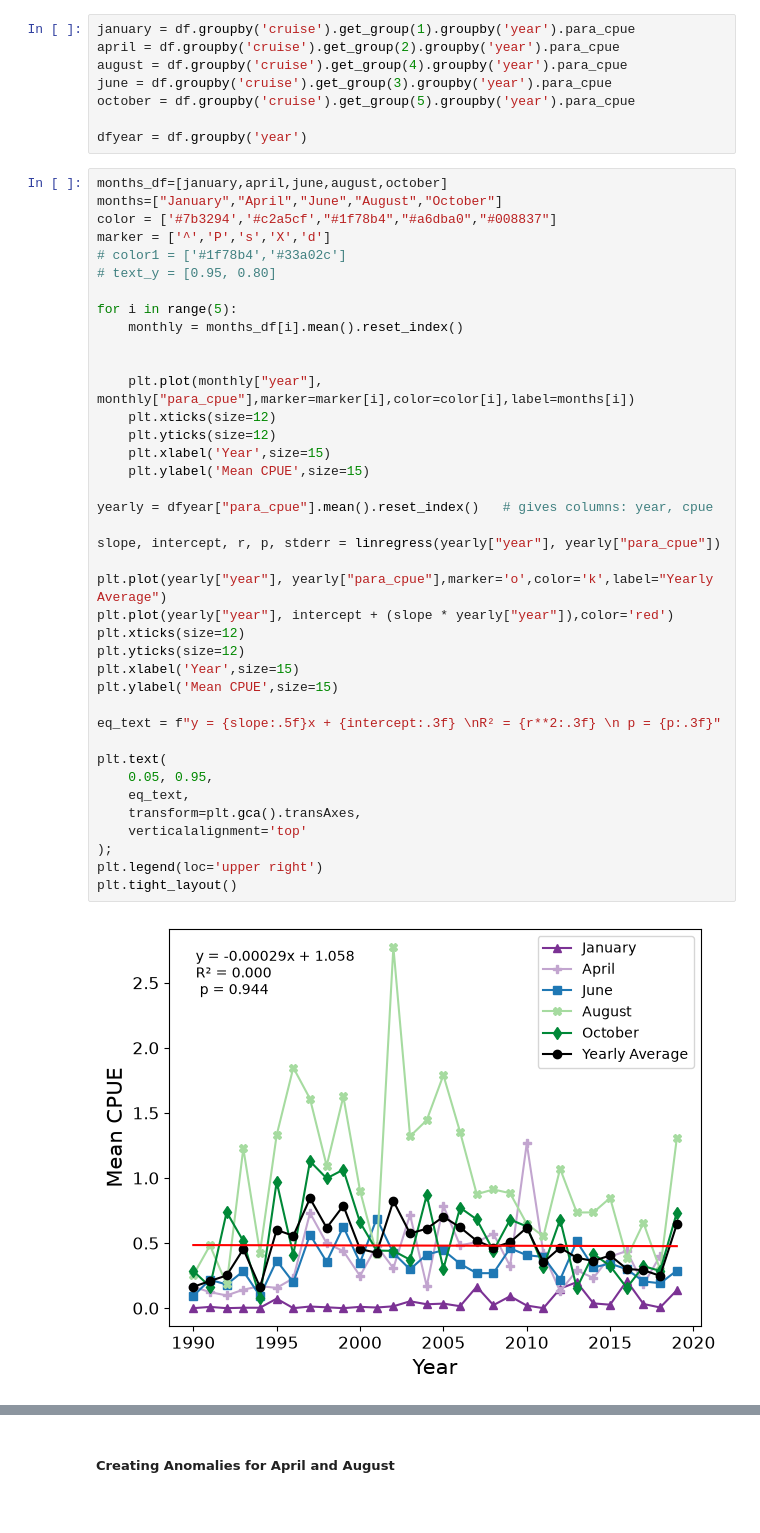
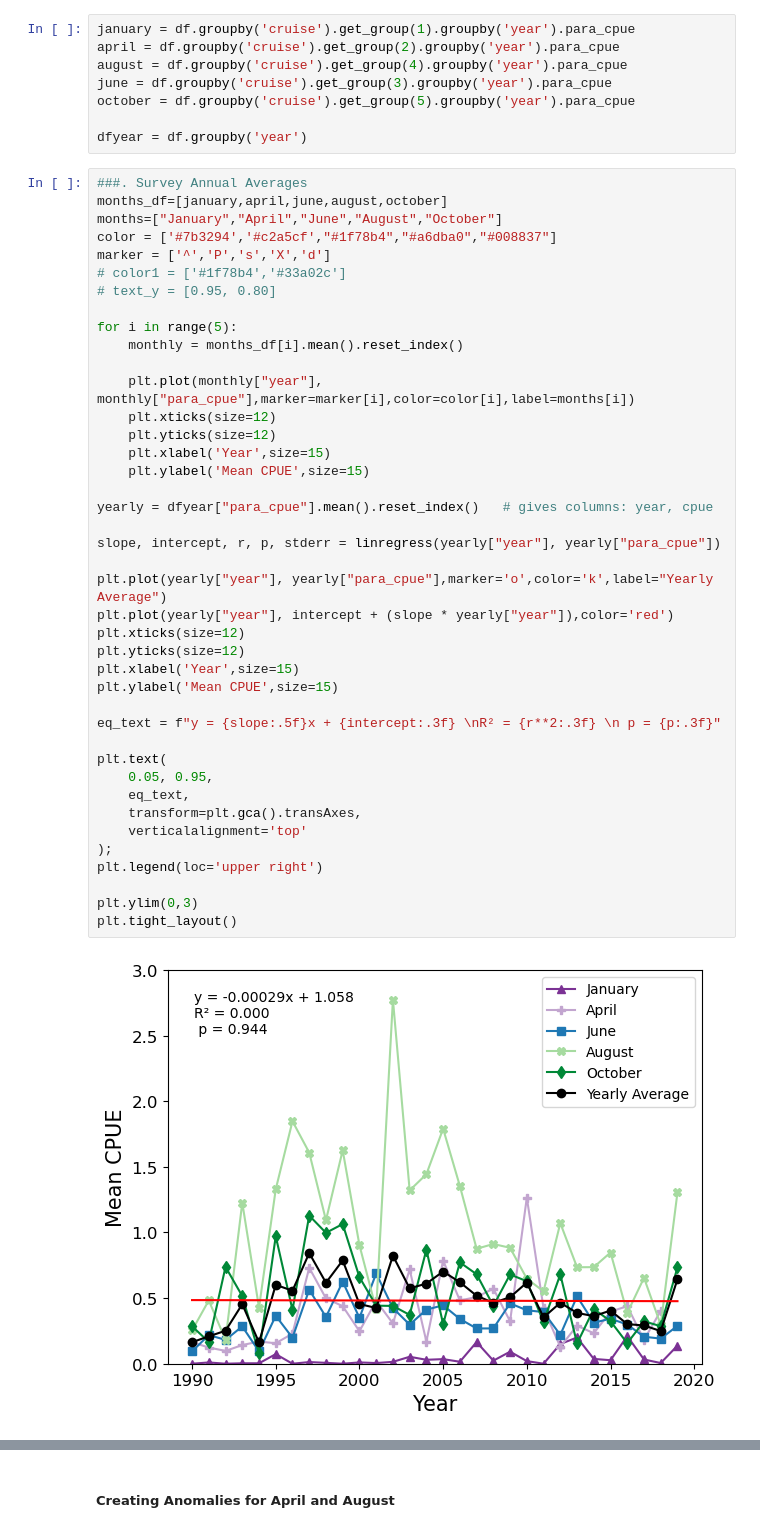
Before and after one commit to salaimo26/NearshoreSummerFlounder, a Jupyter notebook: SF_SpatialAnomalies.ipynb, the cells around one changed output, grey strips where cells are left out. Saved outputs shown, nothing was run; the diff lists cells and outputs as text.

```diff
--- a/SF_SpatialAnomalies.ipynb
+++ b/SF_SpatialAnomalies.ipynb
@@ -49,6 +47,7 @@ october = df.groupby('cruise').get_group(5).groupby('year').para_cpue
 
 dfyear = df.groupby('year')
 # %%
+###. Survey Annual Averages
 months_df=[january,april,june,august,october]
 months=["January","April","June","August","October"]
 color = ['#7b3294','#c2a5cf',"#1f78b4","#a6dba0","#008837"]
@@ -58,34 +57,35 @@ marker = ['^','P','s','X','d']
 
 for i in range(5):
     monthly = months_df[i].mean().reset_index()
-
 
     plt.plot(monthly["year"], monthly["para_cpue"],marker=marker[i],color=color[i],label=months[i])
     plt.xticks(size=12)
     plt.yticks(size=12)
     plt.xlabel('Year',size=15)
     plt.ylabel('Mean CPUE',size=15)
 
 yearly = dfyear["para_cpue"].mean().reset_index()   # gives columns: year, cpue
 
 slope, intercept, r, p, stderr = linregress(yearly["year"], yearly["para_cpue"])
 
 plt.plot(yearly["year"], yearly["para_cpue"],marker='o',color='k',label="Yearly Average")
 plt.plot(yearly["year"], intercept + (slope * yearly["year"]),color='red')
 plt.xticks(size=12)
 plt.yticks(size=12)
 plt.xlabel('Year',size=15)
 plt.ylabel('Mean CPUE',size=15)
 
 eq_text = f"y = {slope:.5f}x + {intercept:.3f} \nR² = {r**2:.3f} \n p = {p:.3f}"
 
 plt.text(
     0.05, 0.95,
     eq_text,
     transform=plt.gca().transAxes,
     verticalalignment='top'
 );
 plt.legend(loc='upper right')
+
+plt.ylim(0,3)
 plt.tight_layout()
 # %% [output]
-[figure, old version]
+[figure, new version]
```
Also changed, not shown: parts of 12 cells of this notebook.
